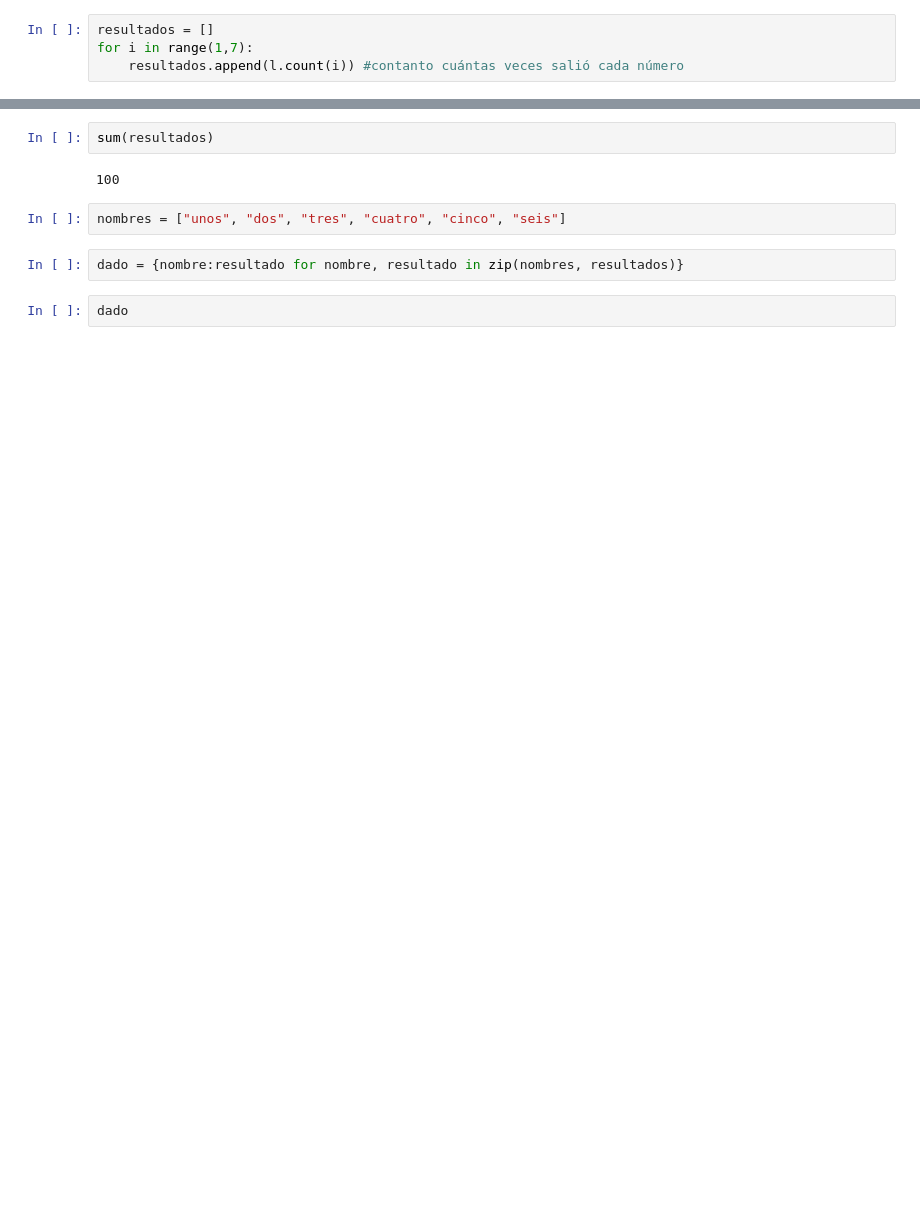
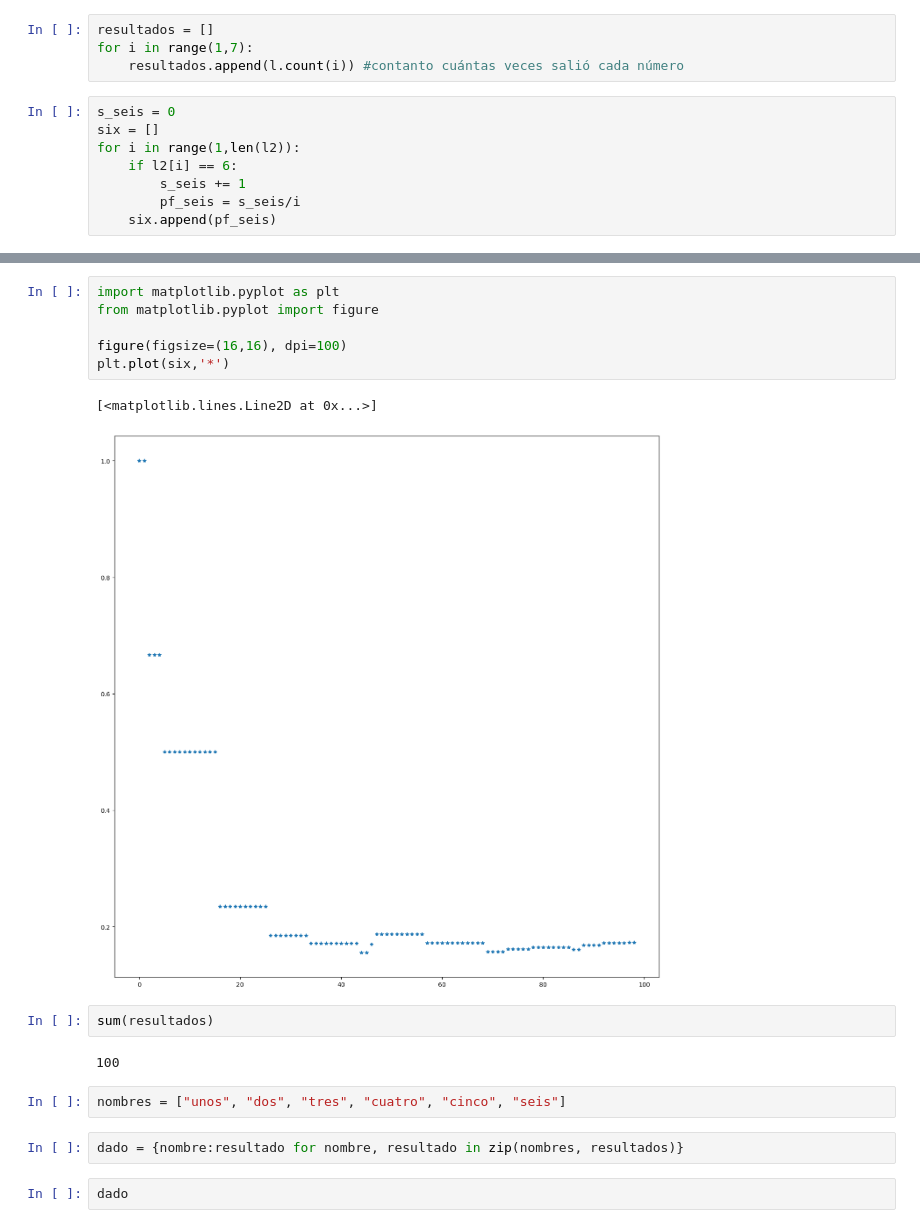
Before and after one commit to Crisel8a/Probabilidad, a Jupyter notebook: Probabilidad_1.ipynb, the cells around one changed output, grey strips where cells are left out. Drawn from its saved outputs; the diff is of its cells as text; blank space fills up the shorter version.

```diff
--- a/Probabilidad_1.ipynb
+++ b/Probabilidad_1.ipynb
@@ -252,3 +255,11 @@ len(l2)
 resultados = []
 for i in range(1,7):
     resultados.append(l.count(i)) #contanto cuántas veces salió cada número
+# %%
+s_seis = 0
+six = []
+for i in range(1,len(l2)):
+    if l2[i] == 6:
+        s_seis += 1
+        pf_seis = s_seis/i
+    six.append(pf_seis)
@@ -255,3 +286,12 @@ for i in range(1,7):
+# %%
+import matplotlib.pyplot as plt
+from matplotlib.pyplot import figure
+
+figure(figsize=(16,16), dpi=100)
+plt.plot(six,'*')
+# %% [output]
+[<matplotlib.lines.Line2D at 0x...>]
+[figure, added]
 # %%
 sum(resultados)
 # %% [output]
```
Also changed, not shown: parts of 33 cells of this notebook.
